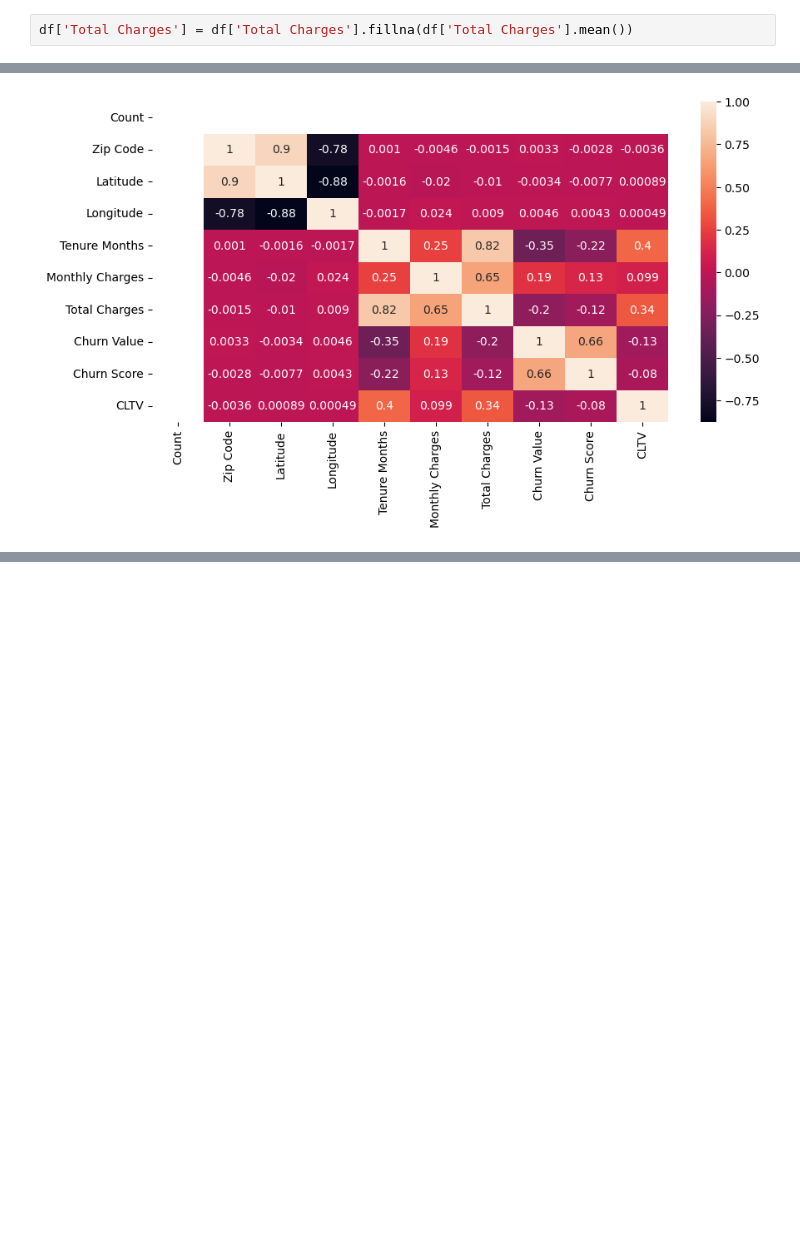
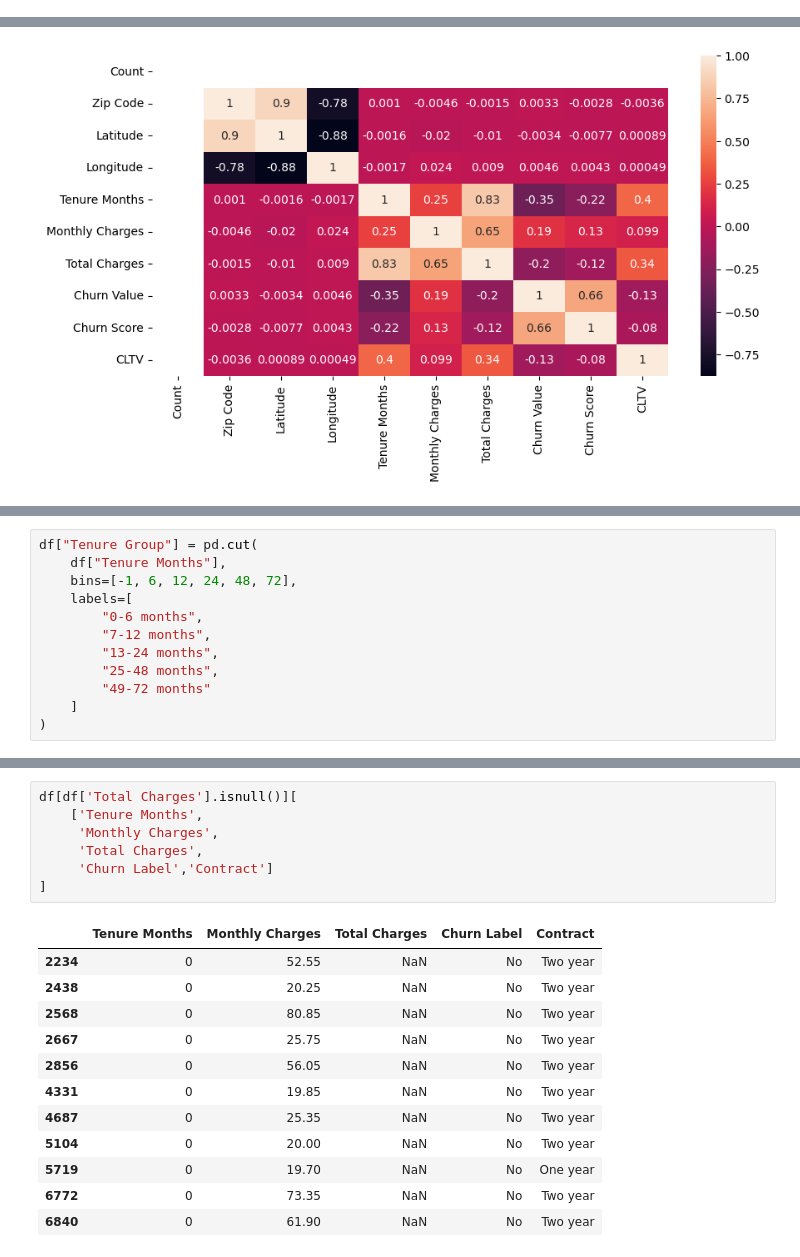
Before and after one commit to sandeepkumar9760/ChurnGuard-End-to-End-Customer-Retention-Intelligence-Platform, a Jupyter notebook: notebooks/01_Telco_churn.ipynb, the cells around one changed output, grey strips where cells are left out. Cells and saved outputs as stored; diff of their text form; blank space fills up the shorter version.

```diff
--- a/notebooks/01_Telco_churn.ipynb
+++ b/notebooks/01_Telco_churn.ipynb
@@ -215,8 +215,6 @@ df['Total Charges']=pd.to_numeric(
 df['Total Charges'].isnull().sum()
 # %% [output]
 np.int64(11)
-# %%
-df['Total Charges'] = df['Total Charges'].fillna(df['Total Charges'].mean())
 # %%
 df['Tenure Months'].dtypes
 # %% [output]
@@ -320,0 +319,12 @@ df[[
+# %%
+df["Tenure Group"] = pd.cut(
+    df["Tenure Months"],
+    bins=[-1, 6, 12, 24, 48, 72],
+    labels=[
+        "0-6 months",
+        "7-12 months",
+        "13-24 months",
+        "25-48 months",
+        "49-72 months"
+    ]
+)
@@ -320,0 +609,20 @@ df[[
+# %%
+df[df['Total Charges'].isnull()][
+    ['Tenure Months',
+     'Monthly Charges',
+     'Total Charges',
+     'Churn Label','Contract']
+]
+# %% [output]
+|  | Tenure Months | Monthly Charges | Total Charges | Churn Label | Contract |
+| 2234 | 0 | 52.55 | NaN | No | Two year |
+| 2438 | 0 | 20.25 | NaN | No | Two year |
+| 2568 | 0 | 80.85 | NaN | No | Two year |
+| 2667 | 0 | 25.75 | NaN | No | Two year |
+| 2856 | 0 | 56.05 | NaN | No | Two year |
+| 4331 | 0 | 19.85 | NaN | No | Two year |
+| 4687 | 0 | 25.35 | NaN | No | Two year |
+| 5104 | 0 | 20.00 | NaN | No | Two year |
+| 5719 | 0 | 19.70 | NaN | No | One year |
+| 6772 | 0 | 73.35 | NaN | No | Two year |
+| 6840 | 0 | 61.90 | NaN | No | Two year |
```
Also changed, not shown: parts of 28 cells of this notebook.
